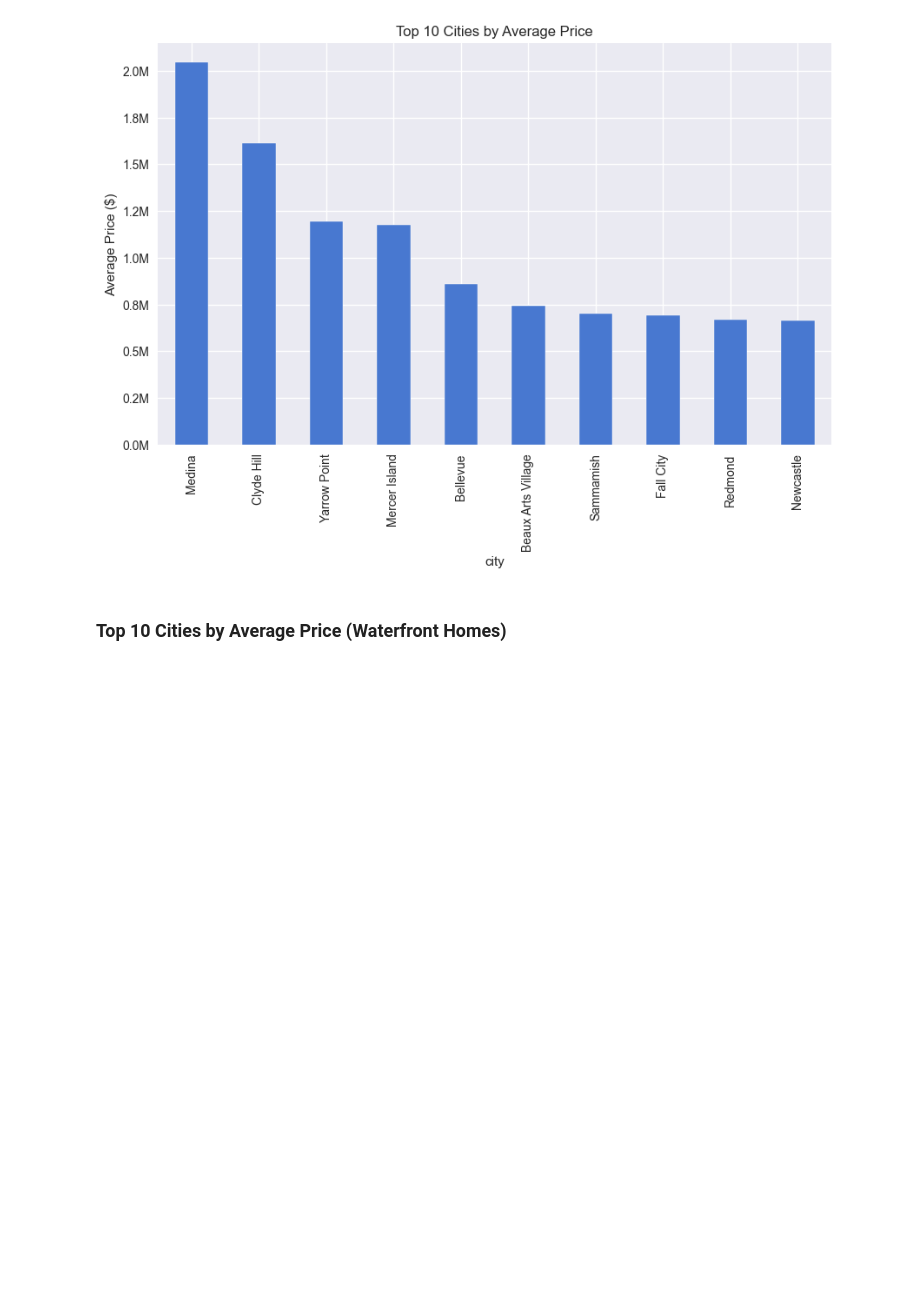
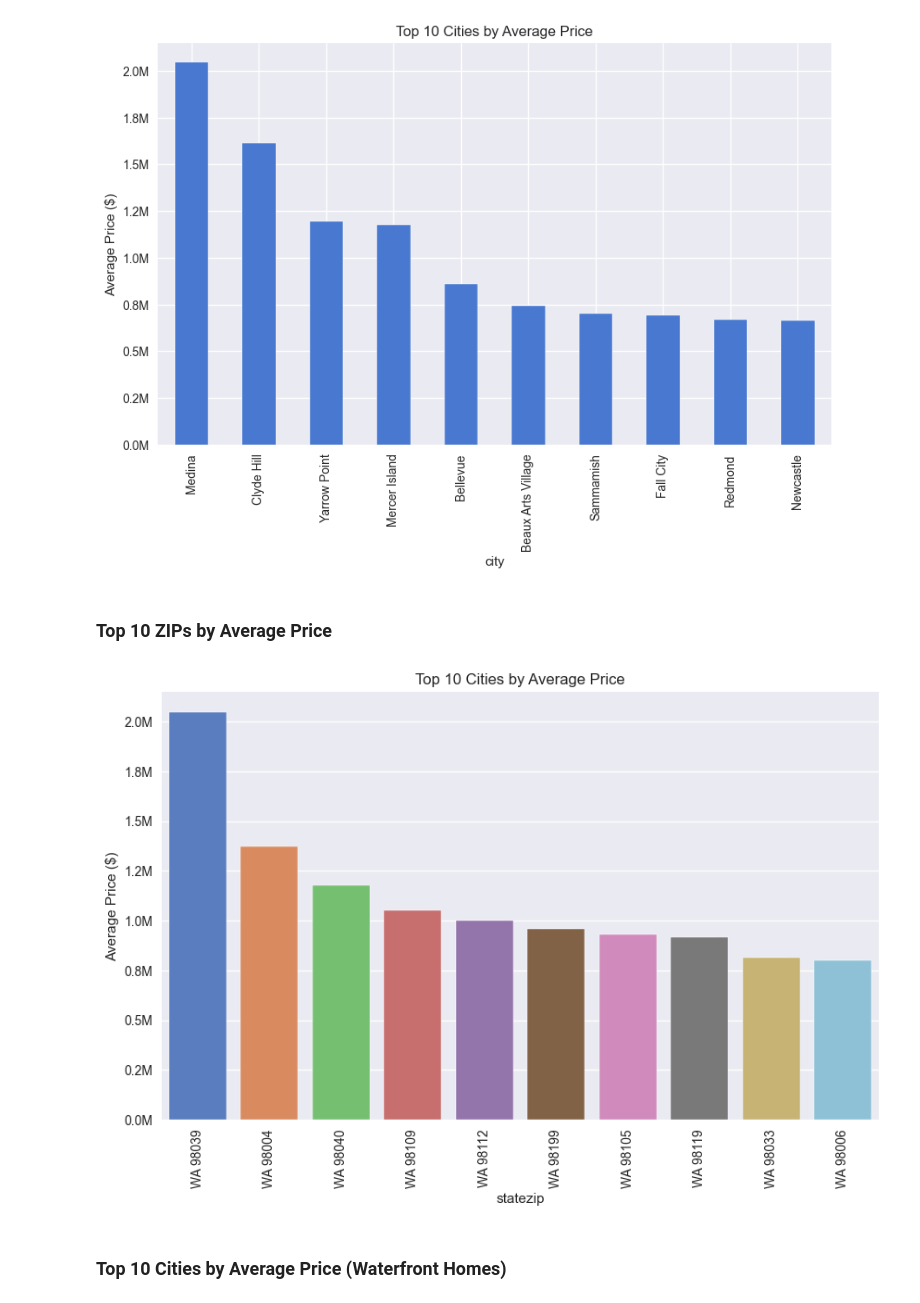
Before and after one commit to coffee3333/data-science-classroom, a Jupyter notebook: kingCounty-22.09.25/analysis.ipynb, the cells around one changed output. Drawn from its saved outputs; the diff is of its cells as text; code cells hidden in the pictures; blank space fills up the shorter version.

```diff
--- a/kingCounty-22.09.25/analysis.ipynb
+++ b/kingCounty-22.09.25/analysis.ipynb
@@ -19,6 +20,16 @@ df = df.drop_duplicates()
 
 df = df[df["price"] > 50000]
 
+zip_city = df.groupby(["city", "statezip"])["price"].mean().reset_index().sort_values("price", ascending=False)
+zip_city.head(10)
+top_cities = df.groupby("city")["price"].mean().sort_values(ascending=False).head(10)
+top_zips = df.groupby("statezip")["price"].mean().sort_values(ascending=False).head(10)
+# top 10 cities
+top_cities_list = top_cities.index.tolist()
+# top 10 zips
+top_zips_list = top_zips.index.tolist()
+# see which top zips belong to which top cities
+overlap = zip_city[zip_city["statezip"].isin(top_zips_list) & zip_city["city"].isin(top_cities_list)]
 print(df.columns)
 print(df.isna().sum())
 # %% [output]
@@ -77,6 +88,19 @@ ax.yaxis.set_major_formatter(mtick.FuncFormatter(lambda y, _: f'{y/1e6:.1f}M'))
 plt.show()
 # %% [output]
 [figure]
+# %% [markdown]
+### Top 10 ZIPs by Average Price
+# %%
+avg_price_city = df.groupby("statezip")["price"].mean().sort_values(ascending=False)
+plt.figure(figsize=(10,6))
+ax = avg_price_city.head(10).plot(kind="bar")
+sns.barplot(x=top_zips.index, y=top_zips.values, hue=top_zips.index)
+plt.title("Top 10 Cities by Average Price")
+plt.ylabel("Average Price ($)")
+ax.yaxis.set_major_formatter(mtick.FuncFormatter(lambda y, _: f'{y/1e6:.1f}M'))
+plt.show()
+# %% [output]
+[figure, added]
 # %% [markdown]
 ### Top 10 Cities by Average Price (Waterfront Homes)
 # %%
```
Also changed, not shown: parts of 15 cells of this notebook.
